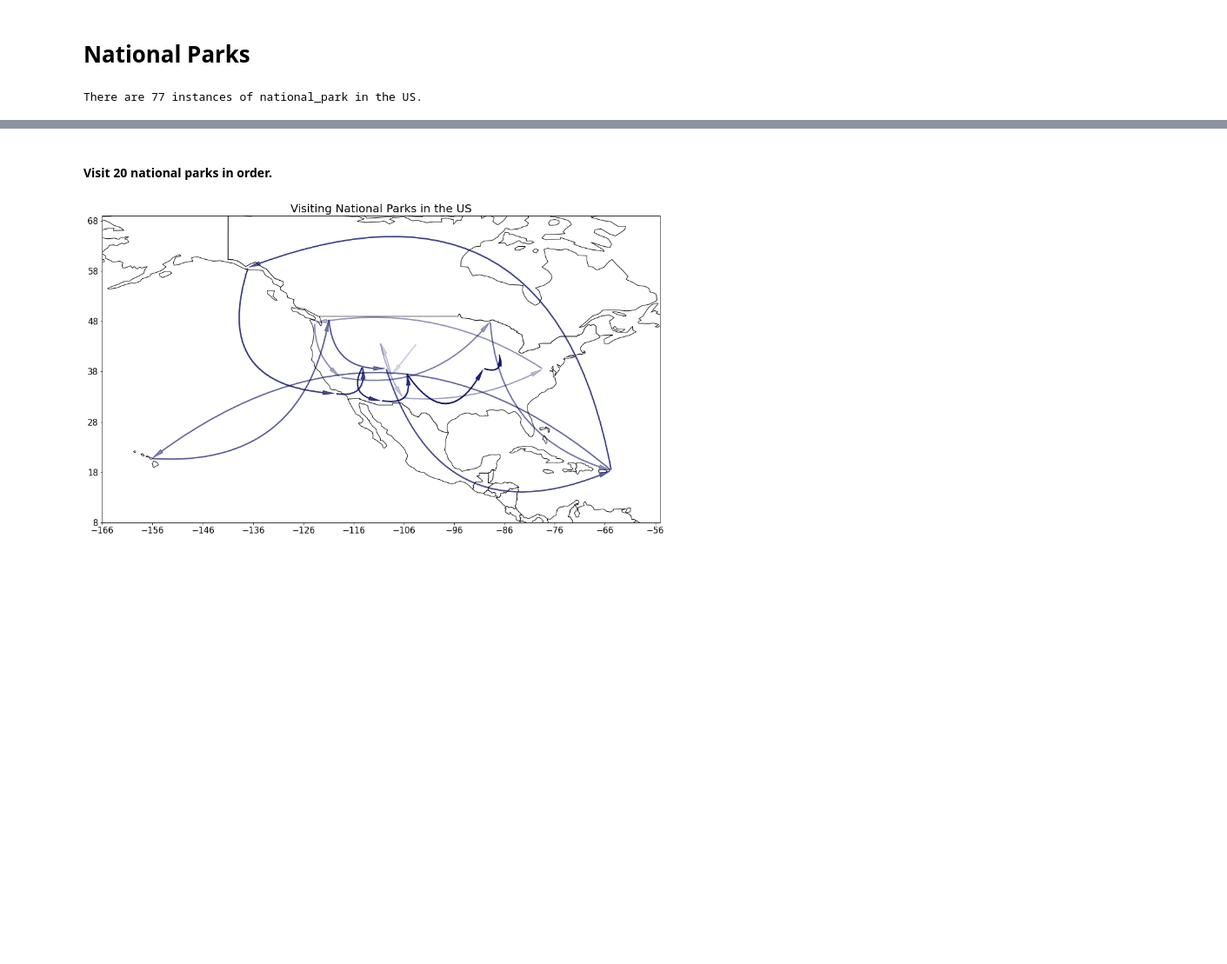
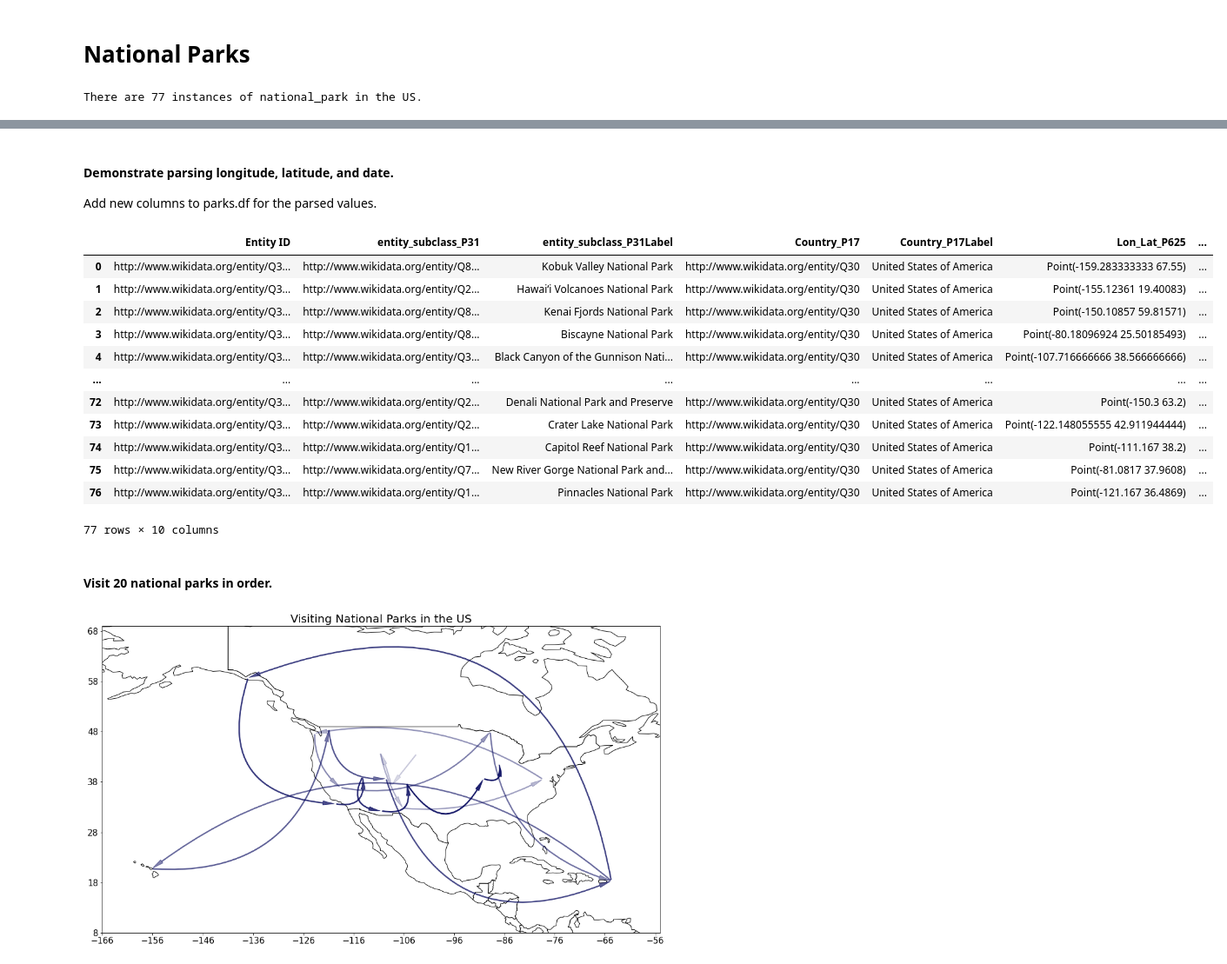
Before and after one commit to mikecafarella/KNP, a Jupyter notebook: examples/KNPSDemo.ipynb, the cells around one changed output, grey strips where cells are left out. Shown at 87% size. Saved outputs shown, nothing was run; the diff lists cells and outputs as text; code cells hidden in the pictures; blank space fills up the shorter version.

Commit message:
Added parse_lon_lat(), parse_dates(), and arrow_map() examples to docs, updated docstrings in func_lib.py, updated KNPSDemo.ipynb

```diff
--- a/examples/KNPSDemo.ipynb
+++ b/examples/KNPSDemo.ipynb
@@ -303,5 +298,35 @@ parks.df
 | 76 | http://www.wikidata.org/entity/Q3... | http://www.wikidata.org/entity/Q1... | Pinnacles National Park | http://www.wikidata.org/entity/Q30 | United States of America | Point(-121.167 36.4869) | ... |
 77 rows × 8 columns
+# %% [markdown]
+#### Demonstrate parsing longitude, latitude, and date.
+
+Add new columns to parks.df for the parsed values.
+# %%
+lon_lat_parsed_list = []
+for ind in parks.df.index:
+    lon_lat_parsed_list.append(func_lib.parse_lon_lat(parks.df.Lon_Lat_P625[ind]))
+parks.df['lon_lat_parsed'] = lon_lat_parsed_list # add a new column with parsed values
+
+date_parsed_list = []
+for ind in parks.df.index:
+    date_parsed_list.append(func_lib.parse_date(parks.df.Inception_P571[ind]))
+parks.df['date_parsed'] = date_parsed_list # add a new column with parsed values
+
+parks.df
+# %% [output]
+|  | Entity ID | entity_subclass_P31 | entity_subclass_P31Label | Country_P17 | Country_P17Label | Lon_Lat_P625 | ... |
+| 0 | http://www.wikidata.org/entity/Q3... | http://www.wikidata.org/entity/Q8... | Kobuk Valley National Park | http://www.wikidata.org/entity/Q30 | United States of America | Point(-159.283333333 67.55) | ... |
+| 1 | http://www.wikidata.org/entity/Q3... | http://www.wikidata.org/entity/Q2... | Hawaiʻi Volcanoes National Park | http://www.wikidata.org/entity/Q30 | United States of America | Point(-155.12361 19.40083) | ... |
+| 2 | http://www.wikidata.org/entity/Q3... | http://www.wikidata.org/entity/Q8... | Kenai Fjords National Park | http://www.wikidata.org/entity/Q30 | United States of America | Point(-150.10857 59.81571) | ... |
+| 3 | http://www.wikidata.org/entity/Q3... | http://www.wikidata.org/entity/Q8... | Biscayne National Park | http://www.wikidata.org/entity/Q30 | United States of America | Point(-80.18096924 25.50185493) | ... |
+| 4 | http://www.wikidata.org/entity/Q3... | http://www.wikidata.org/entity/Q3... | Black Canyon of the Gunnison Nati... | http://www.wikidata.org/entity/Q30 | United States of America | Point(-107.716666666 38.566666666) | ... |
+| ... | ... | ... | ... | ... | ... | ... | ... |
+| 72 | http://www.wikidata.org/entity/Q3... | http://www.wikidata.org/entity/Q2... | Denali National Park and Preserve | http://www.wikidata.org/entity/Q30 | United States of America | Point(-150.3 63.2) | ... |
+| 73 | http://www.wikidata.org/entity/Q3... | http://www.wikidata.org/entity/Q2... | Crater Lake National Park | http://www.wikidata.org/entity/Q30 | United States of America | Point(-122.148055555 42.911944444) | ... |
+| 74 | http://www.wikidata.org/entity/Q3... | http://www.wikidata.org/entity/Q1... | Capitol Reef National Park | http://www.wikidata.org/entity/Q30 | United States of America | Point(-111.167 38.2) | ... |
+| 75 | http://www.wikidata.org/entity/Q3... | http://www.wikidata.org/entity/Q7... | New River Gorge National Park and... | http://www.wikidata.org/entity/Q30 | United States of America | Point(-81.0817 37.9608) | ... |
+| 76 | http://www.wikidata.org/entity/Q3... | http://www.wikidata.org/entity/Q1... | Pinnacles National Park | http://www.wikidata.org/entity/Q30 | United States of America | Point(-121.167 36.4869) | ... |
+77 rows × 10 columns
 # %% [markdown]
 #### Visit 20 national parks in order.
 # %%
```
Also changed, not shown: parts of 5 cells of this notebook, 23 other files.
